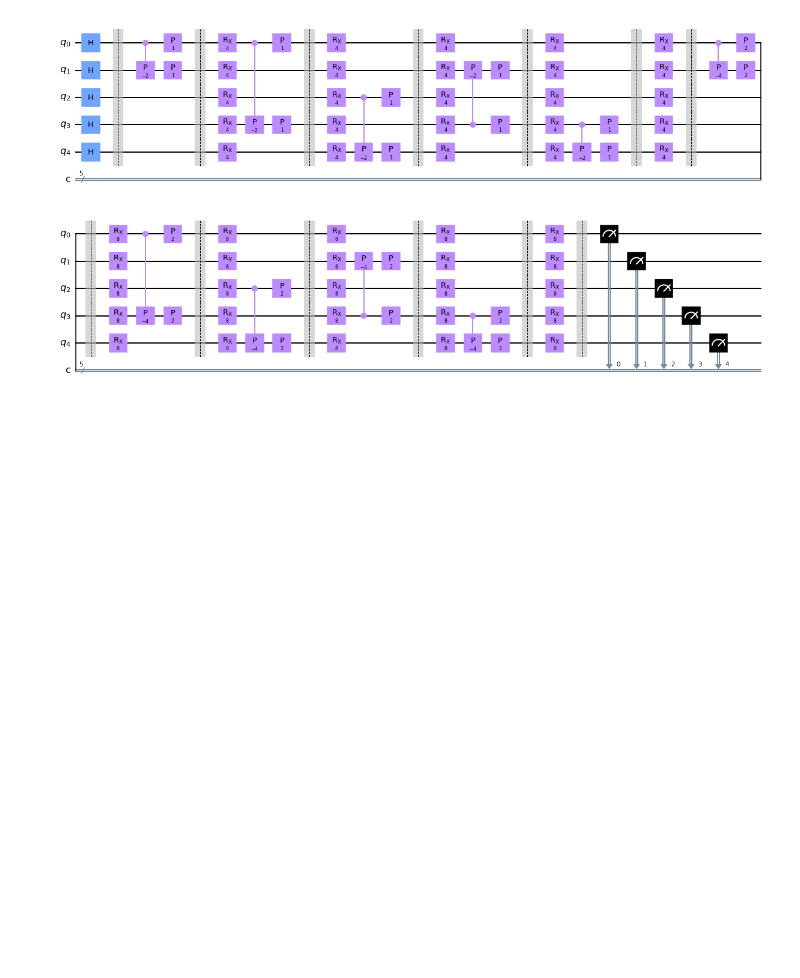
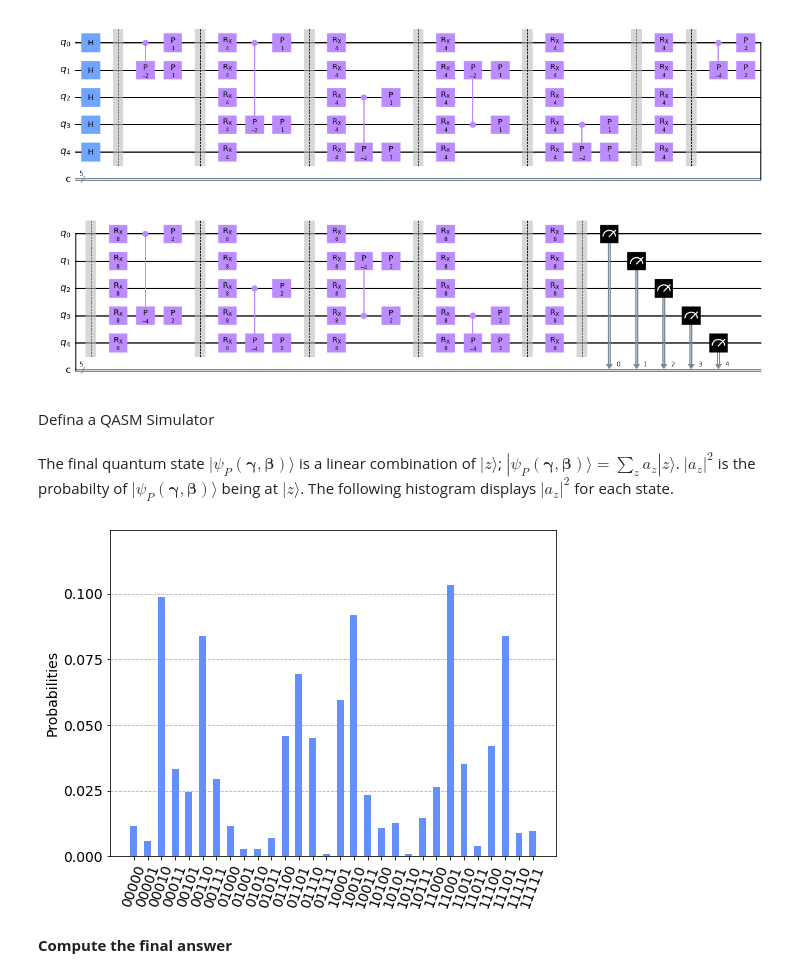
Before and after one commit to RodrigoAVargasHdz/qaoa_maxcut, a Jupyter notebook: maxcut_qaoa_ravh.ipynb, the cells around one changed output. Drawn from its saved outputs; the diff is of its cells as text; code cells hidden in the pictures; blank space fills up the shorter version.

```diff
--- a/maxcut_qaoa_ravh.ipynb
+++ b/maxcut_qaoa_ravh.ipynb
@@ -289,3 +289,20 @@ QAOA.measure(range(len(V)),range(len(V)))
 QAOA.draw(output='mpl')
 # %% [output]
 [figure]
+# %% [markdown]
+Defina a QASM Simulator
+# %%
+backend = Aer.get_backend("qasm_simulator")
+shots = 10000
+
+TQAOA = transpile(QAOA, backend)
+qobj = assemble(TQAOA)
+QAOA_results = backend.run(qobj).result()
+# %% [markdown]
+The final quantum state $| \psi_P (\boldsymbol{\gamma},\boldsymbol{\beta}) \rangle $ is a linear combination of $| z \rangle$; $| \psi_P (\boldsymbol{\gamma},\boldsymbol{\beta}) \rangle = \sum_z a_z |z \rangle$. $|a_z|^2$ is the probabilty of $| \psi_P (\boldsymbol{\gamma},\boldsymbol{\beta}) \rangle $ being at $| z \rangle$. The following histogram displays $|a_z|^2$ for each state.
+# %%
+plot_histogram(QAOA_results.get_counts(),figsize = (8,6),bar_labels = False)
+# %% [output]
+[figure, added]
+# %% [markdown]
+**Compute the final answer**
```
Also changed, not shown: parts of 5 cells of this notebook.
